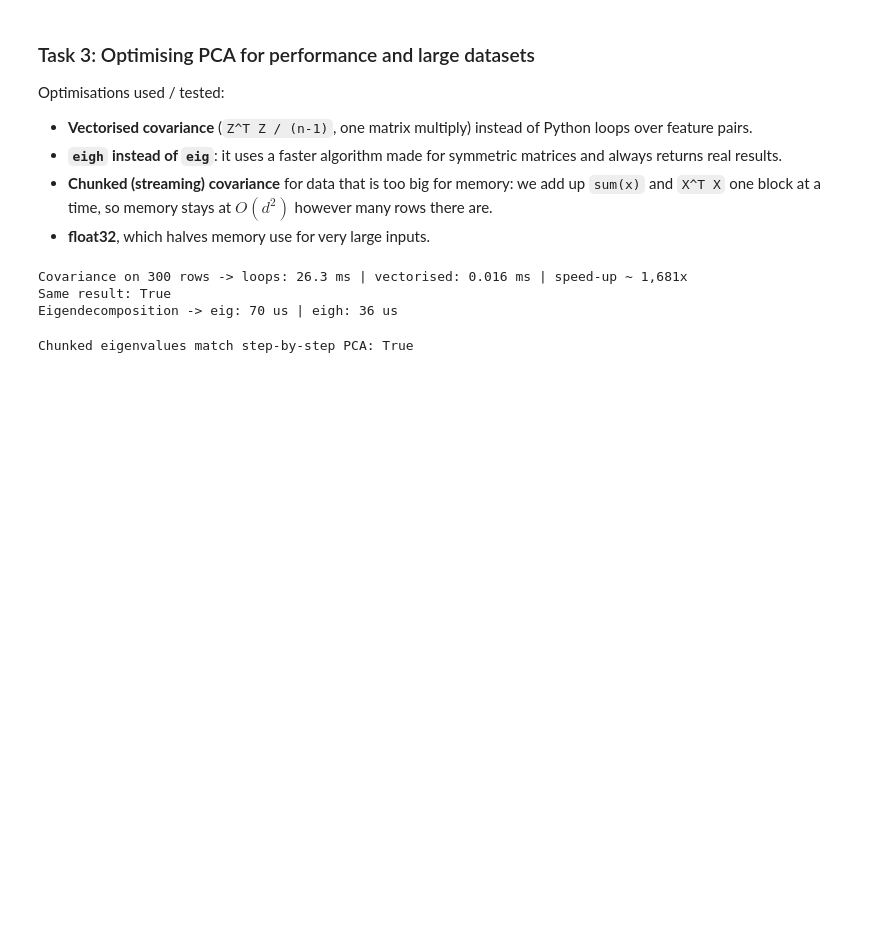
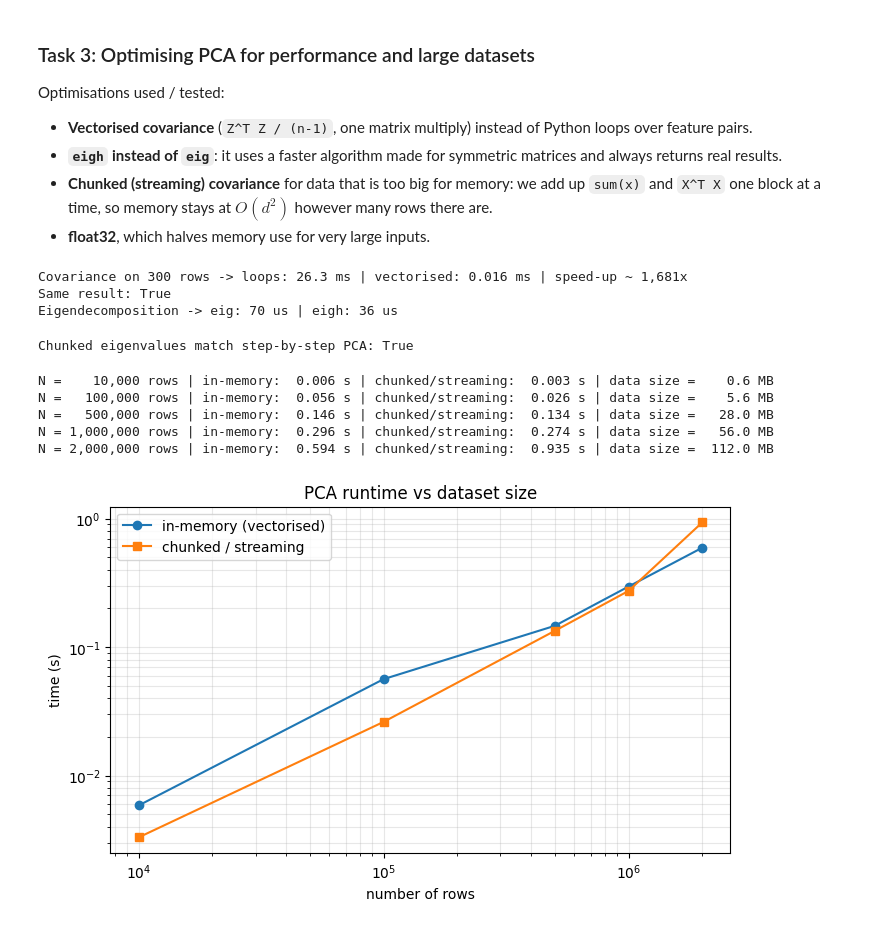
Before and after one commit to Abdull-Kudus/pca-rwanda-food-prices, a Jupyter notebook: PCA_Formative_1_Rwanda_Food_Prices.ipynb, the cells around one changed output. Drawn from its saved outputs; the diff is of its cells as text; code cells hidden in the pictures; blank space fills up the shorter version.

Commit message:
Chore: Benchmark on large synthetic versions of the dataset

```diff
--- a/PCA_Formative_1_Rwanda_Food_Prices.ipynb
+++ b/PCA_Formative_1_Rwanda_Food_Prices.ipynb
@@ -586,3 +586,38 @@ _, _, vals_c, _ = pca_fit_chunked(X, chunk_size=250)
 print('Chunked eigenvalues match step-by-step PCA:', np.allclose(vals_c, sorted_eigenvalues))
 # %% [output]
 Chunked eigenvalues match step-by-step PCA: True
+# %%
+# Benchmark on large synthetic versions of the dataset (rows resampled + 2% noise)
+rng = np.random.default_rng(42)
+sizes = [10_000, 100_000, 500_000, 1_000_000, 2_000_000]
+t_full, t_chunk = [], []
+
+for N in sizes:
+    big = (X[rng.integers(0, len(X), N)] * (1 + 0.02 * rng.standard_normal((N, X.shape[1])))).astype(np.float32)
+
+    def full_pipeline():
+        Zb = (big - big.mean(0)) / big.std(0)
+        vals, vecs = np.linalg.eigh(Zb.T @ Zb / (N - 1))
+        return Zb @ vecs[:, ::-1][:, :num_components]
+
+    def chunked_pipeline():
+        m_, s_, vals, vecs = pca_fit_chunked(big)
+        return pca_transform_chunked(big, m_, s_, vecs[:, :num_components])
+
+    t_full.append(timeit(full_pipeline, 1)); t_chunk.append(timeit(chunked_pipeline, 1))
+    print(f'N = {N:>9,} rows | in-memory: {t_full[-1]:6.3f} s | chunked/streaming: {t_chunk[-1]:6.3f} s | data size = {big.nbytes / 1e6:6.1f} MB')
+    del big
+
+plt.figure(figsize=(8, 4.5))
+plt.plot(sizes, t_full, 'o-', label='in-memory (vectorised)')
+plt.plot(sizes, t_chunk, 's-', label='chunked / streaming')
+plt.xscale('log'); plt.yscale('log')
+plt.xlabel('number of rows'); plt.ylabel('time (s)'); plt.title('PCA runtime vs dataset size')
+plt.legend(); plt.grid(alpha=0.3, which='both'); plt.show()
+# %% [output]
+N =    10,000 rows | in-memory:  0.006 s | chunked/streaming:  0.003 s | data size =    0.6 MB
+N =   100,000 rows | in-memory:  0.056 s | chunked/streaming:  0.026 s | data size =    5.6 MB
+N =   500,000 rows | in-memory:  0.146 s | chunked/streaming:  0.134 s | data size =   28.0 MB
+N = 1,000,000 rows | in-memory:  0.296 s | chunked/streaming:  0.274 s | data size =   56.0 MB
+N = 2,000,000 rows | in-memory:  0.594 s | chunked/streaming:  0.935 s | data size =  112.0 MB
+[figure, added]
```
